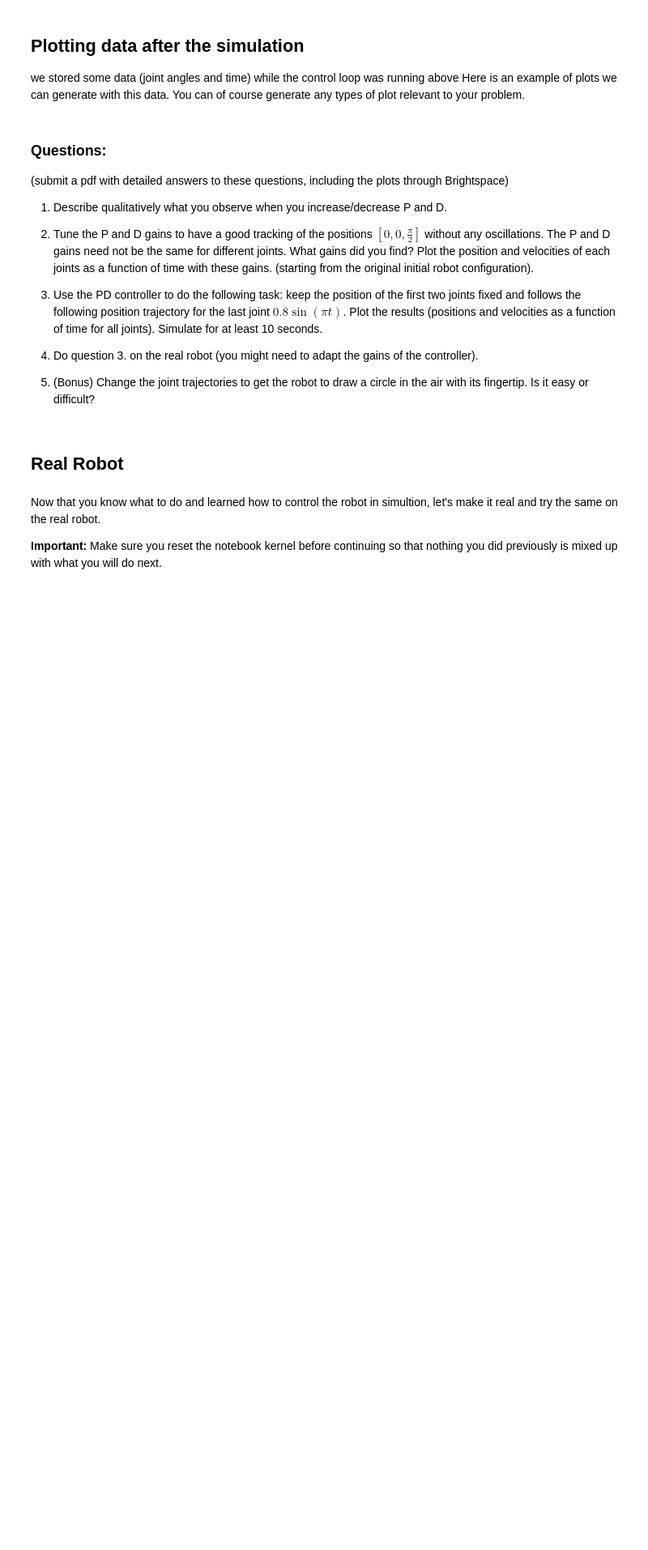
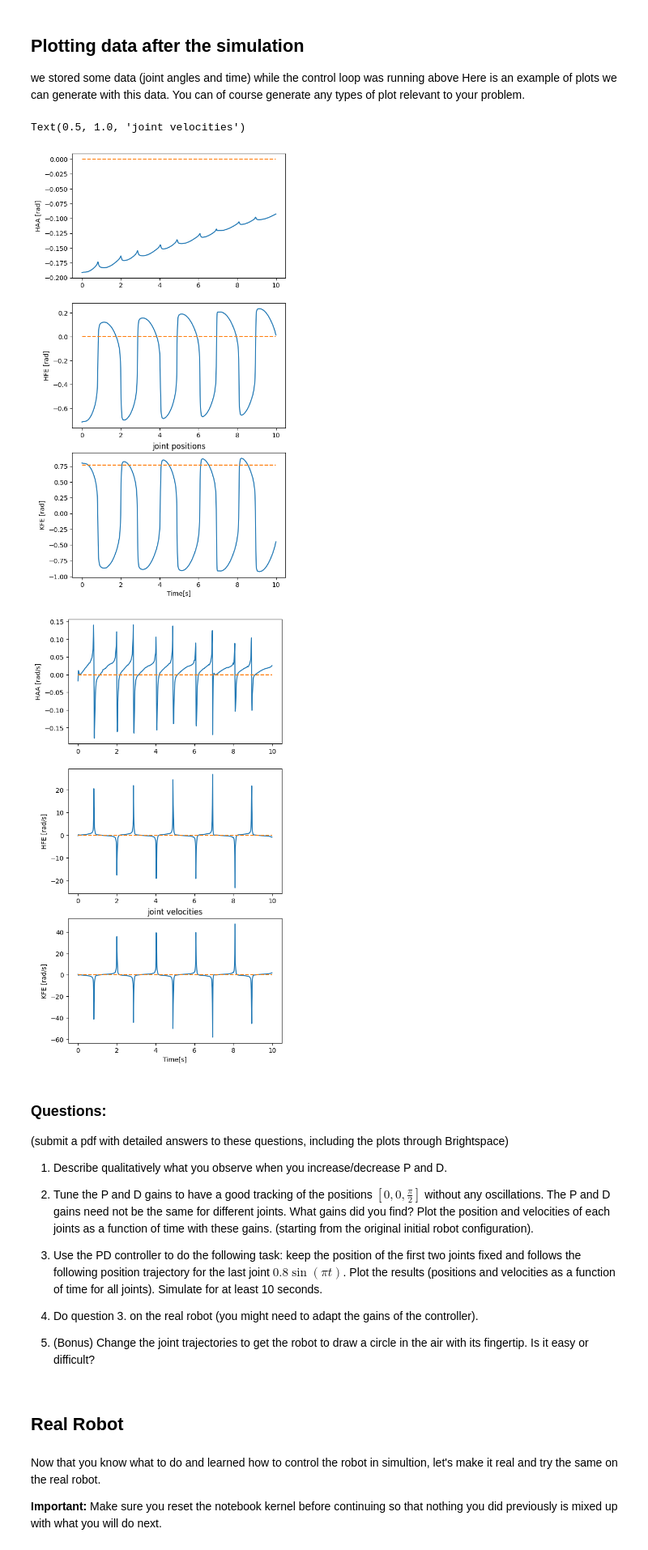
Before and after one commit to righetti/ROB2004, a Jupyter notebook: Lab/Lab1/01-pd_controller.ipynb, the cells around one changed output. Shown: that part at 81% size. Cells and saved outputs as stored; diff of their text form; code cells hidden in the pictures; blank space fills up the shorter version.

```diff
--- a/Lab/Lab1/01-pd_controller.ipynb
+++ b/Lab/Lab1/01-pd_controller.ipynb
@@ -55,14 +58,17 @@ This is the main code that you will have to change. This code initializes a few
 # we can now send a desired motor command and simulate the behavior of the robot
 # we send 0.1Nm on the first joint
 # we also record the measured state of the robot
-
+import math
 # below is a sample code to run the simulation / collect sensor and command data
 
-run_time = 20 # Duration of the experiment in seconds. Feel free to change it
+run_time = 10 # Duration of the experiment in seconds. Feel free to change it
 dt = 0.01 # How frequently you run the control. Here we are running it at 100Hz (100 times per second).
 
-P = np.array([1.5, 1.5, 1.5])
-D = np.array([0.01, 0.01, 0.01])
+# P = np.array([ 5, 5, 5])
+# D = np.array([0.09, 0.09, .09])
+
+P = np.array([ 5, 5, 5])
+D = np.array([0.1, 0.1, .1])
 
 ## Let's make sure lists so we can record the state of our robot and plot it later
 measured_positions = []
@@ -71,6 +77,7 @@ desired_torques = []
 timestamps = []
 
 # Record the initla state of the robot:
+robot_sim.reset()
 q, dq = robot_sim.get_state()
 q0 = q.copy()
 dq0 = dq.copy()
@@ -79,7 +86,7 @@ dq0 = dq.copy()
 # but here we set the desired joint position to the joint positions of the robot before we run the controller.
 # this way, the robot should stay at whatever configuration it was before you run this cell
 
-q_des = q0
+q_des = [0,0,.8 * math.sin(math.pi * time.time())]
 dq_des = np.zeros(3)
 
 start_time = time.time()
@@ -107,3 +114,7 @@ while time.time()-start_time < run_time: # Keep running untill run_time seconds
     #Wait for the dt deadile to pass before going back and repating everything
     while time.time()-time_now < dt:
         time.sleep(0.0001)
+
+    q_des = [0,0,.8 * math.sin(math.pi * time.time())]
+
+    print(q,q_des)
@@ -118,27 +147,35 @@ measured_velocities = np.vstack(measured_velocities)
 desired_torques = np.vstack(desired_torques)
 timestamps = np.array(timestamps)
 # %%
+measured_positions = np.vstack(measured_positions)
+measured_velocities = np.vstack(measured_velocities)
+desired_torques = np.vstack(desired_torques)
+timestamps = np.array(timestamps)
 # we plot the measured position and velocities of all the joints
 # and add the desired values
 joint_names = ["HAA", "HFE", "KFE"]
 plt.figure(figsize=[6, 12])
 for i in range(3):
     plt.subplot(3,1,i+1)
     plt.plot(timestamps, measured_positions[:,i])
     plt.plot(timestamps, np.ones_like(timestamps)*q_des[i],'--')
     plt.ylabel(joint_names[i] + ' [rad]')
 
 plt.xlabel('Time[s]')
 plt.title('joint positions')
 
 plt.figure(figsize=[6, 12])
 for i in range(3):
     plt.subplot(3,1,i+1)
     plt.plot(timestamps, measured_velocities[:,i])
     plt.plot(timestamps, np.ones_like(timestamps)*dq_des[i],'--')
     plt.ylabel(joint_names[i] + ' [rad/s]')
 plt.xlabel('Time[s]')
 plt.title('joint velocities')
+# %% [output]
+Text(0.5, 1.0, 'joint velocities')
+[figure, added]
+[figure, added]
 # %% [markdown]
 ### Questions:
 (submit a pdf with detailed answers to these questions, including the plots through Brightspace)
```
Also changed, not shown: parts of 2 cells of this notebook, 7 other files.
